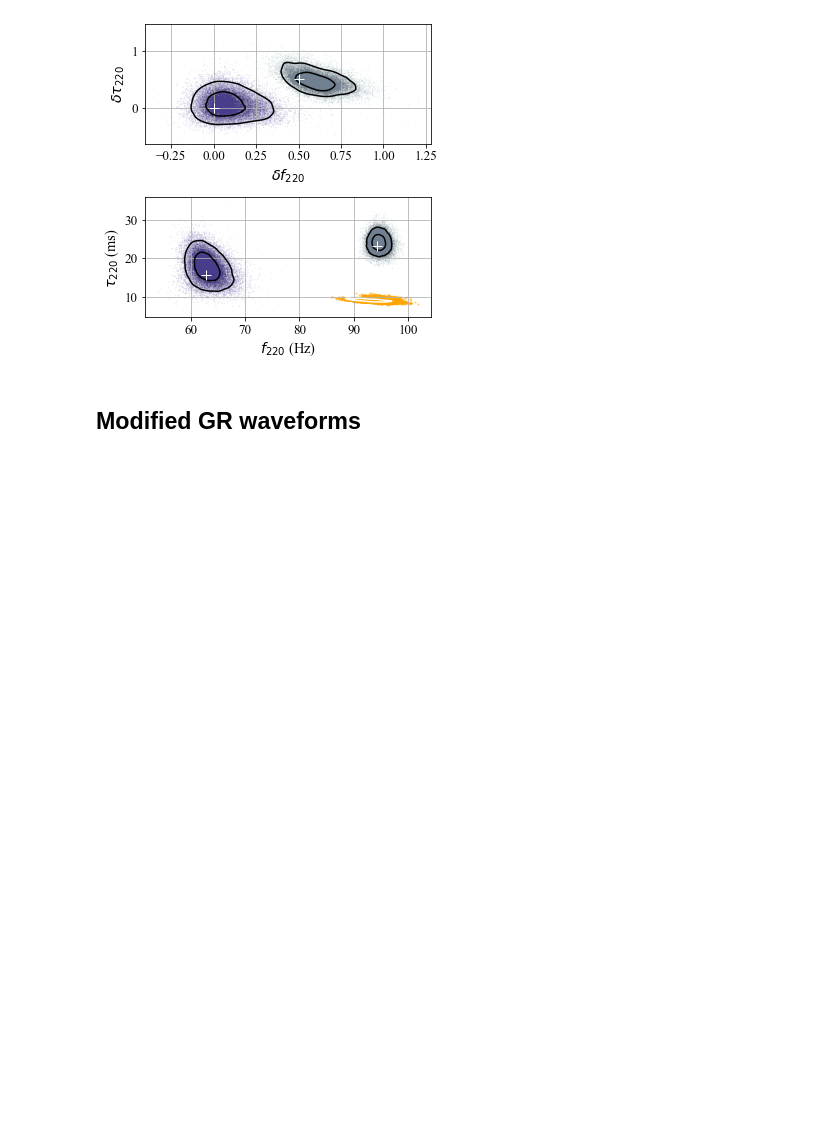
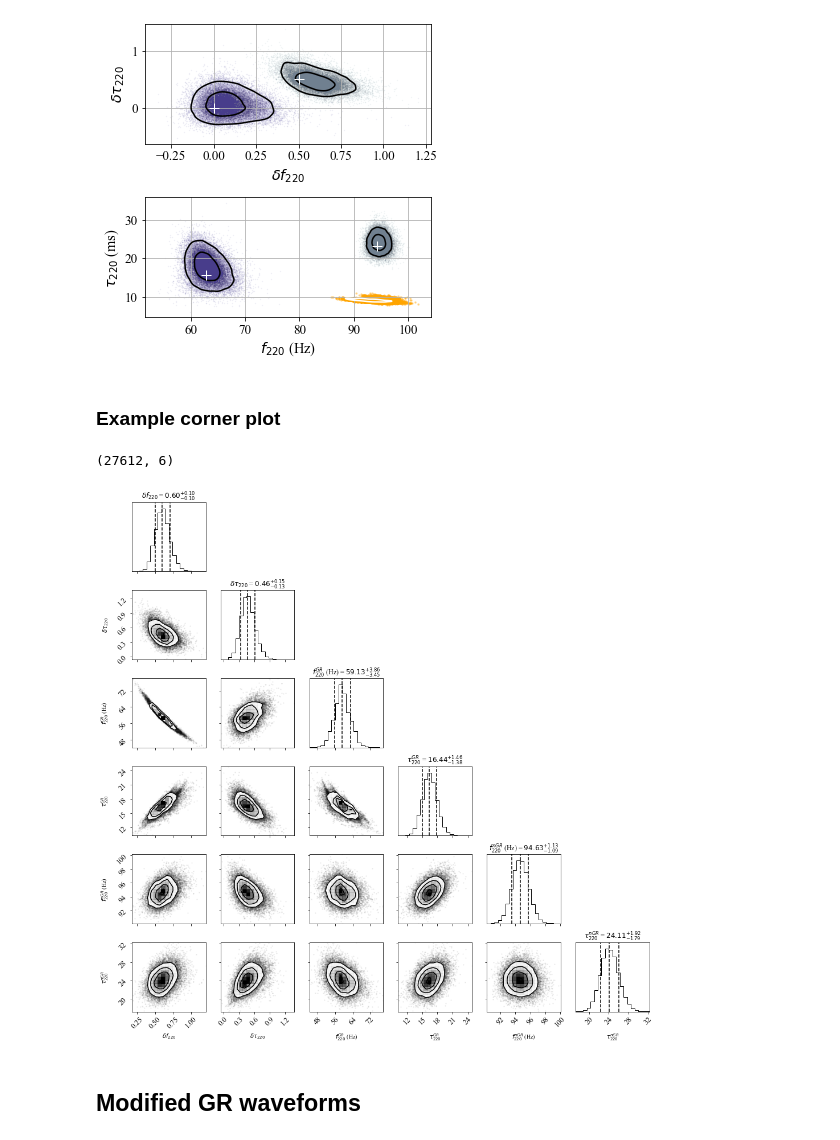
Before and after one commit to abhirup-ghosh/spinqnm, a Jupyter notebook: notebooks/paper_plots.ipynb, the cells around one changed output. Drawn from its saved outputs; the diff is of its cells as text; code cells hidden in the pictures; blank space fills up the shorter version.

```diff
--- a/notebooks/paper_plots.ipynb
+++ b/notebooks/paper_plots.ipynb
@@ -332,6 +332,37 @@ plt.savefig('../papers/intro_paper/figures/GW190521_simulated_signal_gr_ngr.pdf'
 # %% [output]
 [62.85722555] [15.53250496] [94.28583832] [23.29875745]
 [figure]
+# %% [markdown]
+### Example corner plot
+# %%
+# nGR run for GW190521
+
+data = data_dict['GW190521']['0p5']
+
+m1, m2, a1z, a2z, domega, dtau = data["m1"], data["m2"], data["a1z"], data["a2z"], \
+                                data["domega220"], data["dtau220"]
+
+freq_GR, tau_GR, freq_modGR, tau_modGR = eff_quant(m1, m2, a1z, a2z, domega, dtau, [2,2])
+
+tau_GR *= 1000.
+tau_modGR *= 1000.
+
+data_corner = np.vstack([domega, dtau, freq_GR, tau_GR, freq_modGR, tau_modGR])
+data_corner = data_corner.T
+print(np.shape(data_corner))
+
+figure = corner.corner(data_corner, labels=[r"$\delta f_{220}$", r"$\delta \tau_{220}$", \
+                            r"$f^{GR}_{220}$ (Hz)", r"$\tau ^{GR}_{220}$", \
+                           r"$f^{nGR}_{220}$ (Hz)", r"$\tau ^{nGR}_{220}$"],
+                       quantiles=[0.16, 0.5, 0.84], show_titles=True, title_kwargs={"fontsize": 12})
+
+
+plt.tight_layout()
+plt.savefig('../papers/intro_paper/figures/GW190521_simulated_signal_gr_corner.png', dpi=300)
+plt.savefig('../papers/intro_paper/figures/GW190521_simulated_signal_gr_corner.pdf', dpi=300)
+# %% [output]
+(27612, 6)
+[figure, added]
 # %% [markdown]
 ## Modified GR waveforms
 # %%
```
Also changed, not shown: parts of 5 cells of this notebook, 11 other files.
